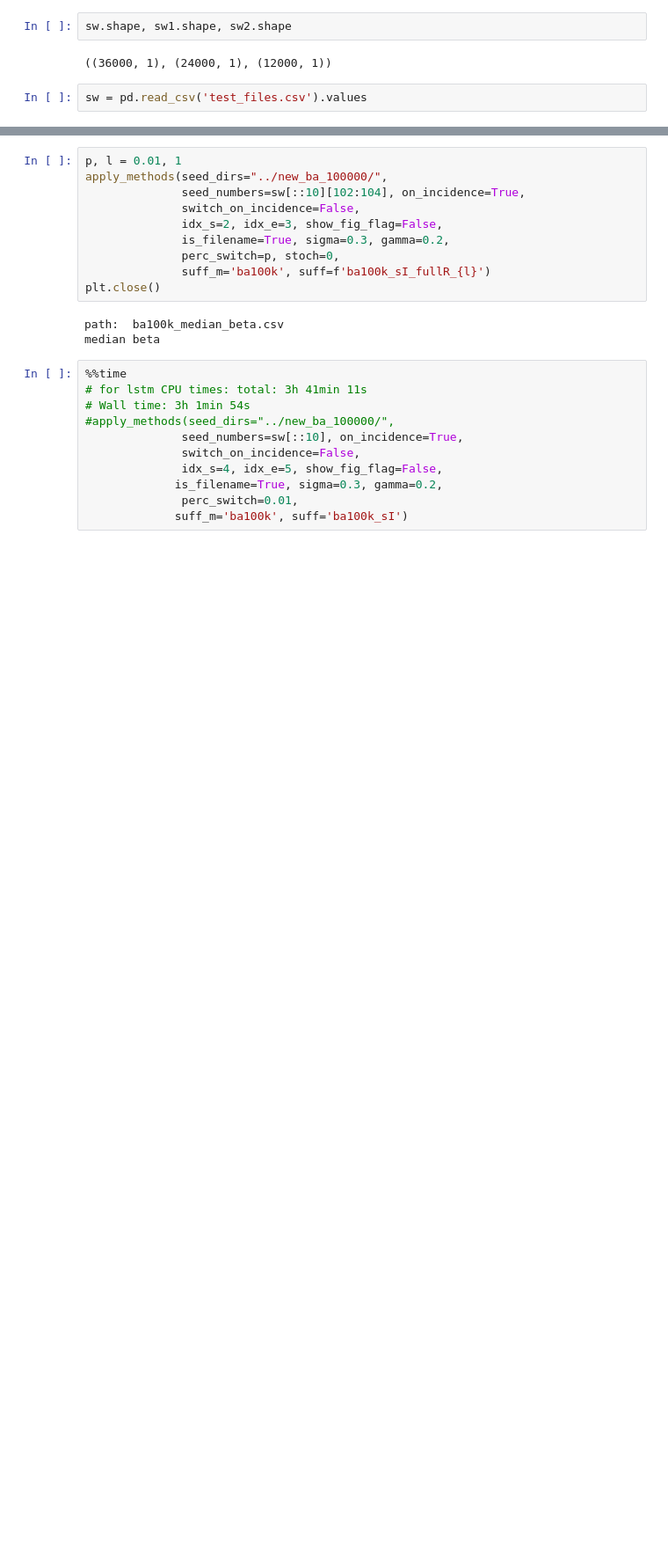
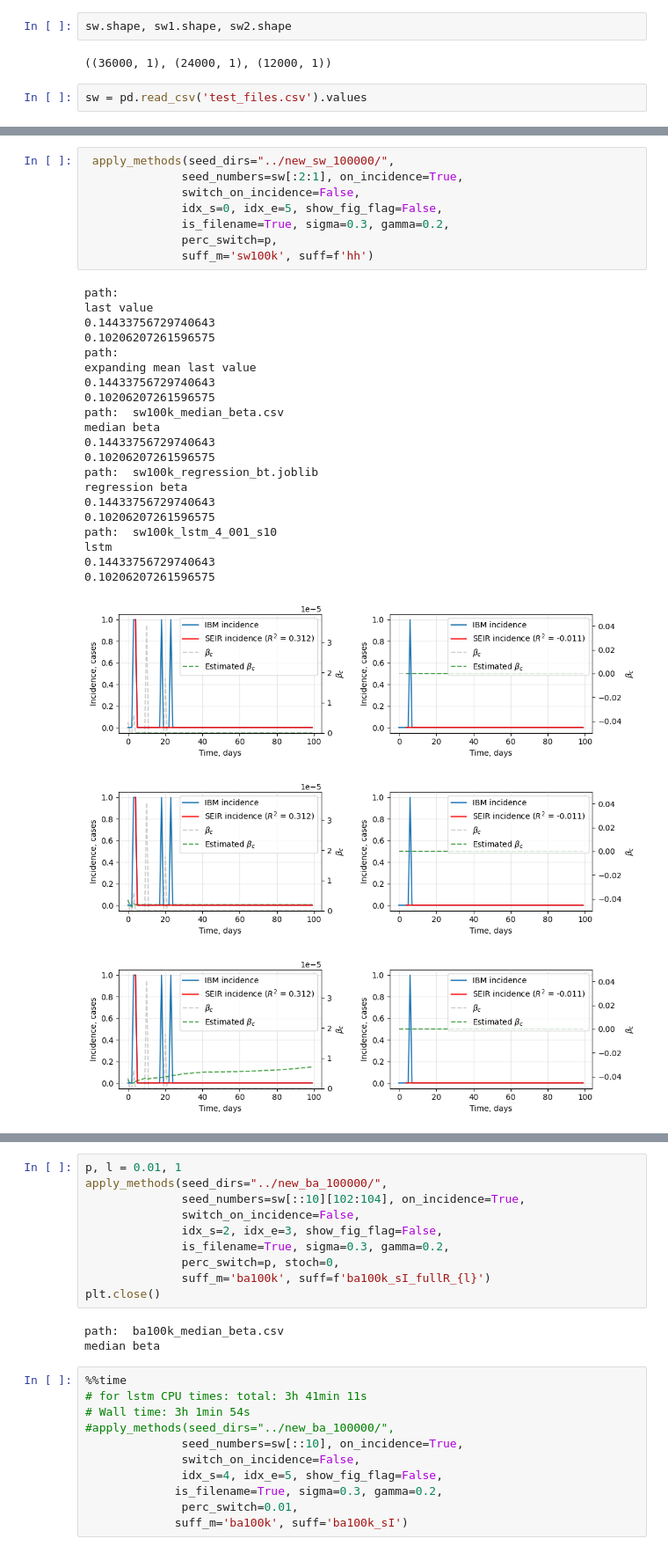
Before and after one commit to Mpkosh/network_hybrid_33, a Jupyter notebook: apply_and_see-Copy1.ipynb, the cells around one changed output, grey strips where cells are left out. Shown at 88% size. Cells and saved outputs as stored; diff of their text form; blank space fills up the shorter version.

```diff
--- a/apply_and_see-Copy1.ipynb
+++ b/apply_and_see-Copy1.ipynb
@@ -134,0 +415,32 @@ sw = pd.read_csv('test_files.csv').values
+# %%
+ apply_methods(seed_dirs="../new_sw_100000/",
+              seed_numbers=sw[:2:1], on_incidence=True,
+              switch_on_incidence=False,
+              idx_s=0, idx_e=5, show_fig_flag=False,
+              is_filename=True, sigma=0.3, gamma=0.2,
+              perc_switch=p,
+              suff_m='sw100k', suff=f'hh')
+# %% [output]
+path:
+last value
+0.14433756729740643
+0.10206207261596575
+path:
+expanding mean last value
+0.14433756729740643
+0.10206207261596575
+path:  sw100k_median_beta.csv
+median beta
+0.14433756729740643
+0.10206207261596575
+path:  sw100k_regression_bt.joblib
+regression beta
+0.14433756729740643
+0.10206207261596575
+path:  sw100k_lstm_4_001_s10
+lstm
+0.14433756729740643
+0.10206207261596575
+[figure, added]
+[figure, added]
+[figure, added]
```
Also changed, not shown: parts of 13 cells of this notebook, 24 other files.
